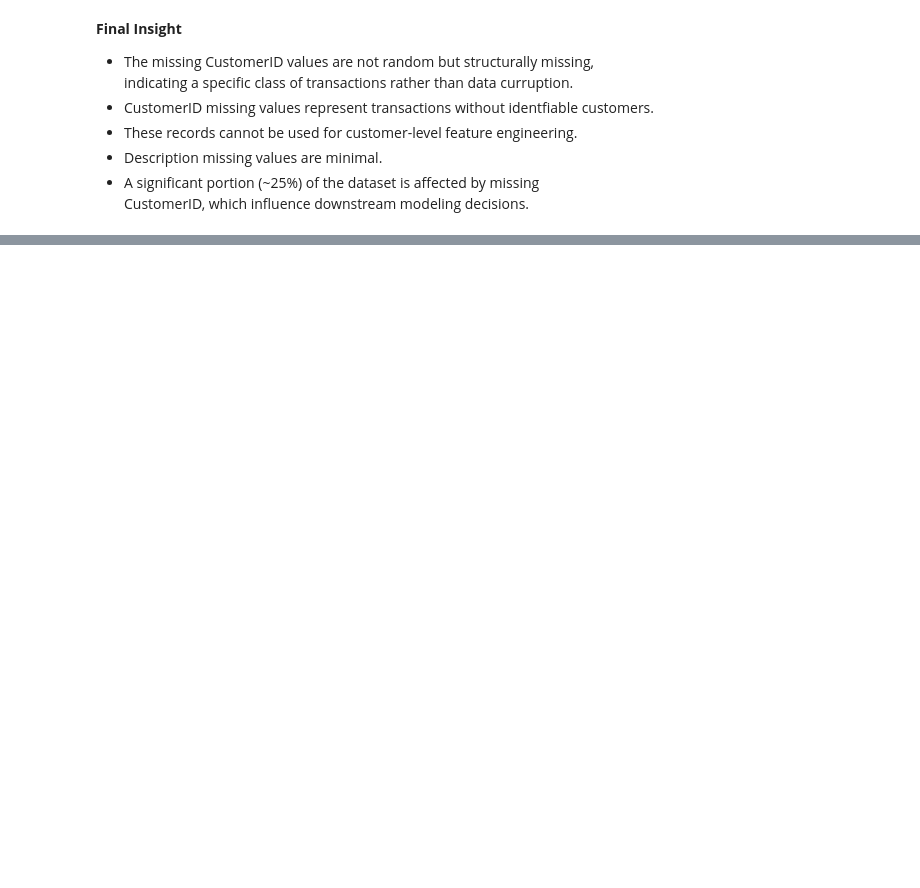
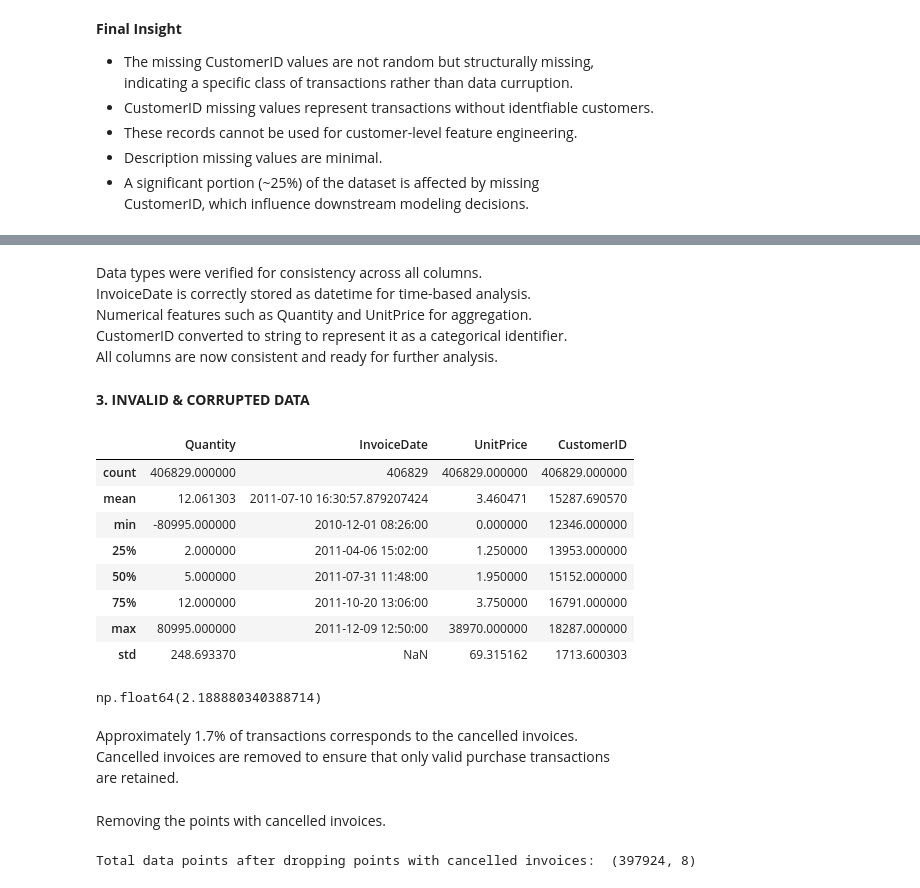
Before and after one commit to Rachit931/Cart-IQ, a Jupyter notebook: notebooks/01_EDA.ipynb, the cells around one changed output, grey strips where cells are left out. Saved outputs shown, nothing was run; the diff lists cells and outputs as text; code cells hidden in the pictures; blank space fills up the shorter version.

```diff
--- a/notebooks/01_EDA.ipynb
+++ b/notebooks/01_EDA.ipynb
@@ -89,0 +122,2 @@ may not be usable for certian analysis.
+# %%
+df_rmr = df.dropna(subset=["CustomerID", "Description"])
@@ -89,0 +150,2 @@ may not be usable for certian analysis.
+# %%
+df_rmr["CustomerID"] = df_rmr["CustomerID"].astype(int)
@@ -89,0 +176,30 @@ may not be usable for certian analysis.
+# %% [markdown]
+Data types were verified for consistency across all columns.
+InvoiceDate is correctly stored as datetime for time-based analysis.
+Numerical features such as Quantity and UnitPrice for aggregation.
+CustomerID converted to string to represent it as a categorical identifier.
+All columns are now consistent and ready for further analysis.
+# %% [markdown]
+**3. INVALID & CORRUPTED DATA**
+# %%
+df_rmr.describe()
+# %% [output]
+|  | Quantity | InvoiceDate | UnitPrice | CustomerID |
+| count | 406829.000000 | 406829 | 406829.000000 | 406829.000000 |
+| mean | 12.061303 | 2011-07-10 16:30:57.879207424 | 3.460471 | 15287.690570 |
+| min | -80995.000000 | 2010-12-01 08:26:00 | 0.000000 | 12346.000000 |
+| 25% | 2.000000 | 2011-04-06 15:02:00 | 1.250000 | 13953.000000 |
+| 50% | 5.000000 | 2011-07-31 11:48:00 | 1.950000 | 15152.000000 |
+| 75% | 12.000000 | 2011-10-20 13:06:00 | 3.750000 | 16791.000000 |
+| max | 80995.000000 | 2011-12-09 12:50:00 | 38970.000000 | 18287.000000 |
+| std | 248.693370 | NaN | 69.315162 | 1713.600303 |
+# %%
+df_rmr["InvoiceNo"].astype(str).str.startswith("C").mean()*100
+# %% [output]
+np.float64(2.188880340388714)
+# %% [markdown]
+Approximately 1.7% of transactions corresponds to the cancelled invoices.
+Cancelled invoices are removed to ensure that only valid purchase transactions
+are retained.
+# %% [markdown]
+Removing the points with cancelled invoices.
@@ -89,0 +209,4 @@ may not be usable for certian analysis.
+# %%
+print("Total data points after dropping points with cancelled invoices: ", df_canc_inv.shape)
+# %% [output]
+Total data points after dropping points with cancelled invoices:  (397924, 8)
```
Also changed, not shown: parts of 49 cells of this notebook.
